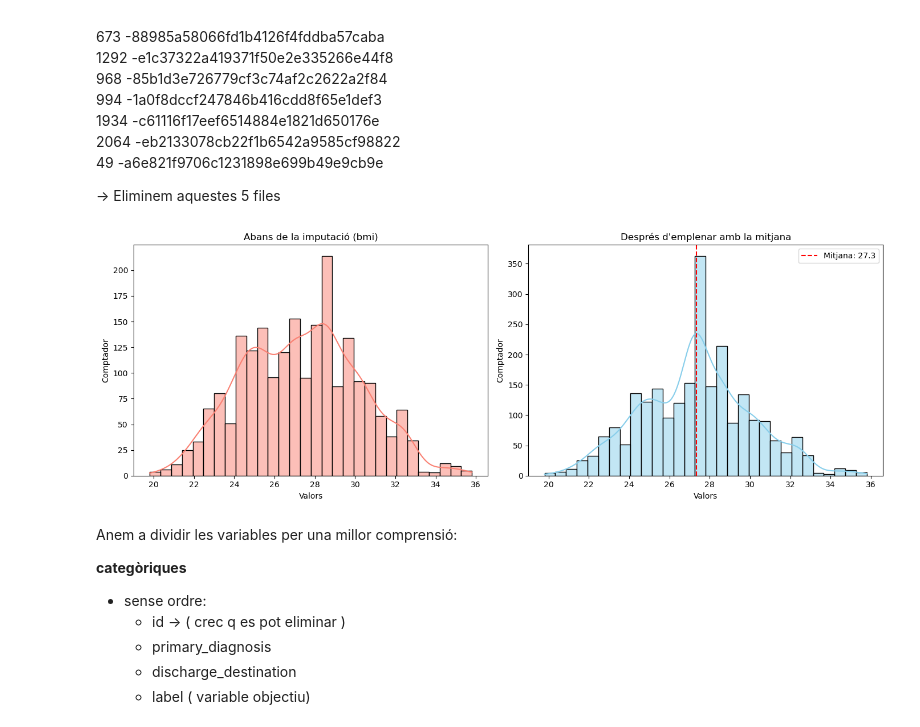
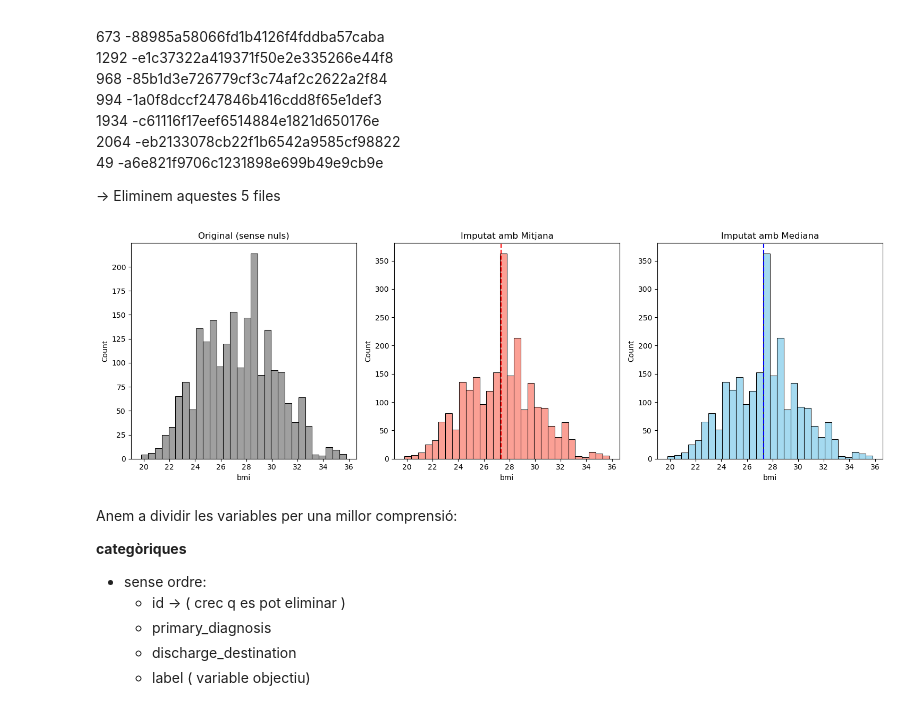
Before and after one commit to carla-ar-ig/kaggle_competition, a Jupyter notebook: neteja.ipynb, the cells around one changed output. Saved outputs shown, nothing was run; the diff lists cells and outputs as text; code cells hidden in the pictures.

```diff
--- a/neteja.ipynb
+++ b/neteja.ipynb
@@ -144,35 +144,37 @@ On les files on tenim 5 son les seguents:
 
 -> Eliminem aquestes 5 files
 # %%
-# Triem una variable amb valors nuls
 variable = 'bmi'
 
-plt.figure(figsize=(14, 5))
+plt.figure(figsize=(15, 5))
 
-# --- GRÀFIC 1: ABANS (Només dades reals, descartant nuls) ---
-plt.subplot(1, 2, 1)
-sns.histplot(train[variable].dropna(), kde=True, color='salmon', bins=30)
-plt.title(f"Abans de la imputació ({variable})")
-plt.xlabel("Valors")
-plt.ylabel("Comptador")
+# 1. Dades originals (sense nuls)
+plt.subplot(1, 3, 1)
+sns.histplot(train[variable].dropna(), color='gray', bins=30)
+plt.title("Original (sense nuls)")
 
-# --- GRÀFIC 2: DESPRÈS (Emplenant els nuls amb la mitjana) ---
-df_imputat = train.copy()
-mitjana_val = df_imputat[variable].mean()
-df_imputat[variable] = df_imputat[variable].fillna(mitjana_val)
+# 2. Imputat amb la Mitjana
+df_mitjana = train.copy()
+mitjana_val = df_mitjana[variable].mean()
+df_mitjana[variable] = df_mitjana[variable].fillna(mitjana_val)
+plt.subplot(1, 3, 2)
+sns.histplot(df_mitjana[variable], color='salmon', bins=30)
+plt.axvline(mitjana_val, color='red', linestyle='--', label=f'Mitjana')
+plt.title("Imputat amb Mitjana")
 
-plt.subplot(1, 2, 2)
-sns.histplot(df_imputat[variable], kde=True, color='skyblue', bins=30)
-plt.axvline(mitjana_val, color='red', linestyle='--', label=f'Mitjana: {mitjana_val:.1f}')
-plt.title(f"Després d'emplenar amb la mitjana")
-plt.xlabel("Valors")
-plt.ylabel("Comptador")
-plt.legend()
+# 3. Imputat amb la Mediana
+df_mediana = train.copy()
+mediana_val = df_mediana[variable].median()
+df_mediana[variable] = df_mediana[variable].fillna(mediana_val)
+plt.subplot(1, 3, 3)
+sns.histplot(df_mediana[variable], color='skyblue', bins=30)
+plt.axvline(mediana_val, color='blue', linestyle='--', label=f'Mediana')
+plt.title("Imputat amb Mediana")
 
 plt.tight_layout()
 plt.show()
 # %% [output]
-[figure, old version]
+[figure, new version]
 # %% [markdown]
 Anem a dividir les variables per una millor comprensió:
 
```
Also changed, not shown: parts of 6 cells of this notebook, 1 other file.
